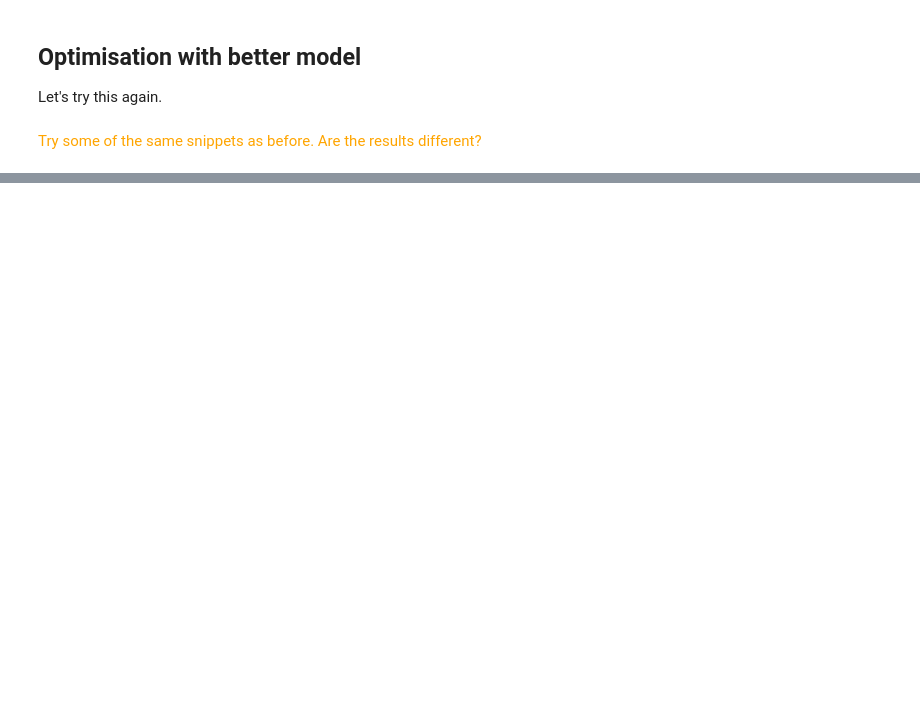
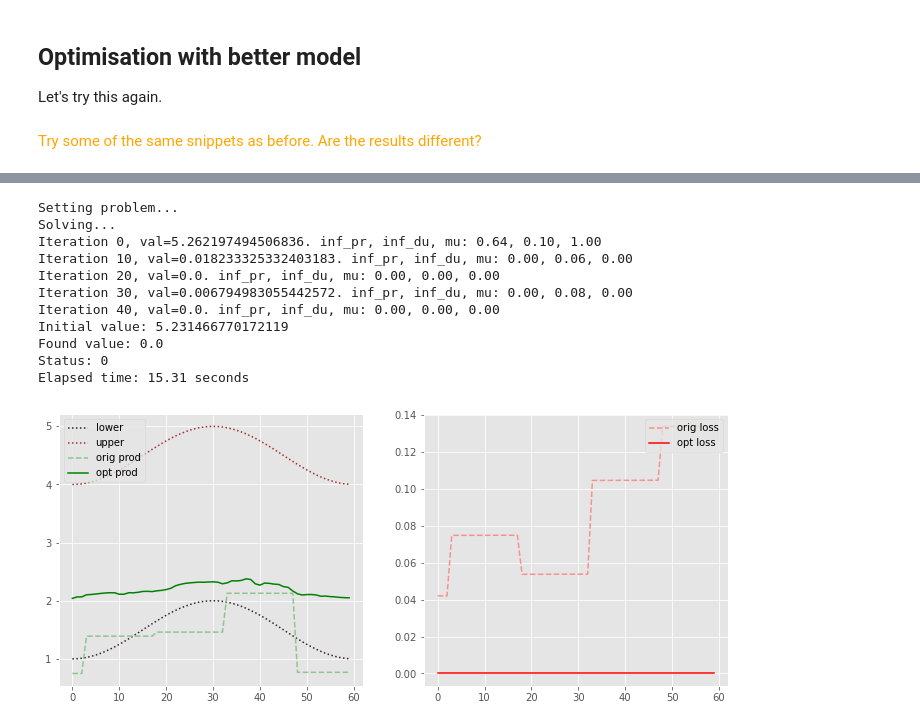
Before and after one commit to sintefmath/Digitalakademi, a Jupyter notebook: Details of Machine Learning and Optimisation/hands on/ML_opt.ipynb, the cells around one changed output, grey strips where cells are left out. Drawn from its saved outputs; the diff is of its cells as text; code cells hidden in the pictures; blank space fills up the shorter version.

```diff
--- a/Details of Machine Learning and Optimisation/hands on/ML_opt.ipynb
+++ b/Details of Machine Learning and Optimisation/hands on/ML_opt.ipynb
@@ -1014,10 +1062,23 @@ plot_results(axs, init, found, obj)
 # %%
 # Upper looser curve with step constraint
 rows = 60
 init = initial_values[:rows,:]
 
-obj = BetterProblem(rows, model2, fixed_heights, basic_callback, 1.0, 2.0, 3.0, 0.05)
+obj = BetterProblemSparse(rows, model2, fixed_heights, basic_callback, 1.0, 2.0, 3.0, 0.2)
 found = optimize_model(obj, init)
 
 fig, axs = plt.subplots(1,2, figsize=(12,5))
 plot_results(axs, init, found, obj)
+# %% [output]
+Setting problem...
+Solving...
+Iteration 0, val=5.262197494506836. inf_pr, inf_du, mu: 0.64, 0.10, 1.00
+Iteration 10, val=0.018233325332403183. inf_pr, inf_du, mu: 0.00, 0.06, 0.00
+Iteration 20, val=0.0. inf_pr, inf_du, mu: 0.00, 0.00, 0.00
+Iteration 30, val=0.006794983055442572. inf_pr, inf_du, mu: 0.00, 0.08, 0.00
+Iteration 40, val=0.0. inf_pr, inf_du, mu: 0.00, 0.00, 0.00
+Initial value: 5.231466770172119
+Found value: 0.0
+Status: 0
+Elapsed time: 15.31 seconds
+[figure, added]
```
Also changed, not shown: parts of 7 cells of this notebook.
